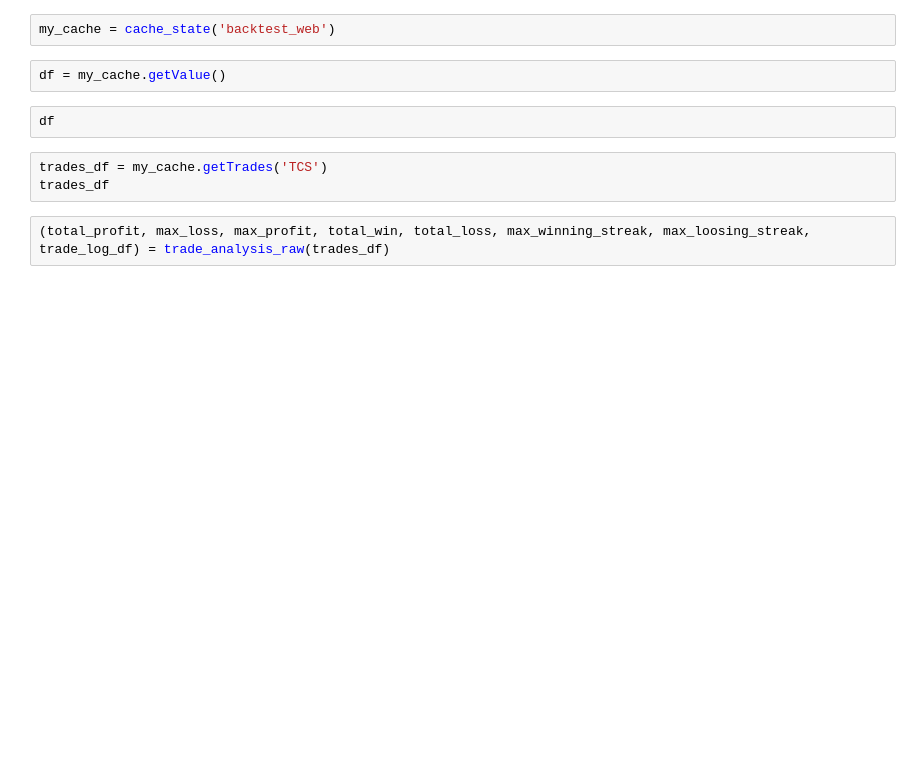
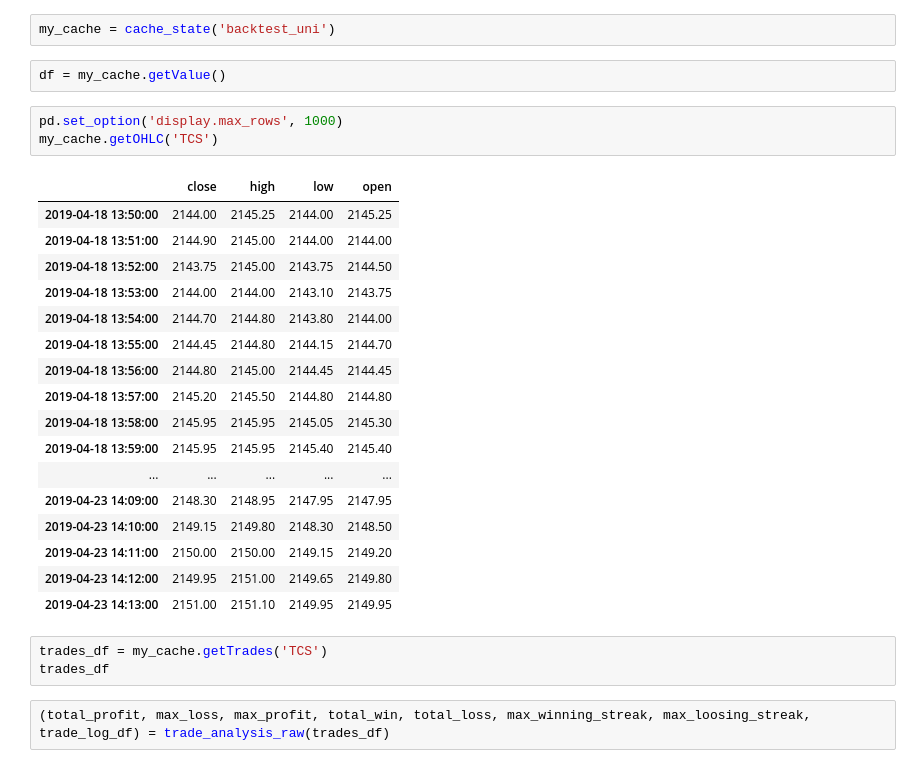
Before and after one commit to suhansaha/algotrader, a Jupyter notebook: src/freedom_v2_unit_test.ipynb, the cells around one changed output. Cells and saved outputs as stored; diff of their text form; blank space fills up the shorter version.

```diff
--- a/src/freedom_v2_unit_test.ipynb
+++ b/src/freedom_v2_unit_test.ipynb
@@ -311,11 +206,30 @@ msg = [['msgBufferQueue', [('1587153010498-0', {'stock': 'TCS', 'fromDate': '201
 # %%
 redis_conn.pubsub_channels()
 # %%
-my_cache = cache_state('backtest_web')
+my_cache = cache_state('backtest_uni')
 # %%
 df = my_cache.getValue()
-# %%
-df
+# %%
+pd.set_option('display.max_rows', 1000)
+my_cache.getOHLC('TCS')
+# %% [output]
+|  | close | high | low | open |
+| 2019-04-18 13:50:00 | 2144.00 | 2145.25 | 2144.00 | 2145.25 |
+| 2019-04-18 13:51:00 | 2144.90 | 2145.00 | 2144.00 | 2144.00 |
+| 2019-04-18 13:52:00 | 2143.75 | 2145.00 | 2143.75 | 2144.50 |
+| 2019-04-18 13:53:00 | 2144.00 | 2144.00 | 2143.10 | 2143.75 |
+| 2019-04-18 13:54:00 | 2144.70 | 2144.80 | 2143.80 | 2144.00 |
+| 2019-04-18 13:55:00 | 2144.45 | 2144.80 | 2144.15 | 2144.70 |
+| 2019-04-18 13:56:00 | 2144.80 | 2145.00 | 2144.45 | 2144.45 |
+| 2019-04-18 13:57:00 | 2145.20 | 2145.50 | 2144.80 | 2144.80 |
+| 2019-04-18 13:58:00 | 2145.95 | 2145.95 | 2145.05 | 2145.30 |
+| 2019-04-18 13:59:00 | 2145.95 | 2145.95 | 2145.40 | 2145.40 |
+| ... | ... | ... | ... | ... |
+| 2019-04-23 14:09:00 | 2148.30 | 2148.95 | 2147.95 | 2147.95 |
+| 2019-04-23 14:10:00 | 2149.15 | 2149.80 | 2148.30 | 2148.50 |
+| 2019-04-23 14:11:00 | 2150.00 | 2150.00 | 2149.15 | 2149.20 |
+| 2019-04-23 14:12:00 | 2149.95 | 2151.00 | 2149.65 | 2149.80 |
+| 2019-04-23 14:13:00 | 2151.00 | 2151.10 | 2149.95 | 2149.95 |
 # %%
 trades_df = my_cache.getTrades('TCS')
 trades_df
```
Also changed, not shown: parts of 40 cells of this notebook, 5 other files.
